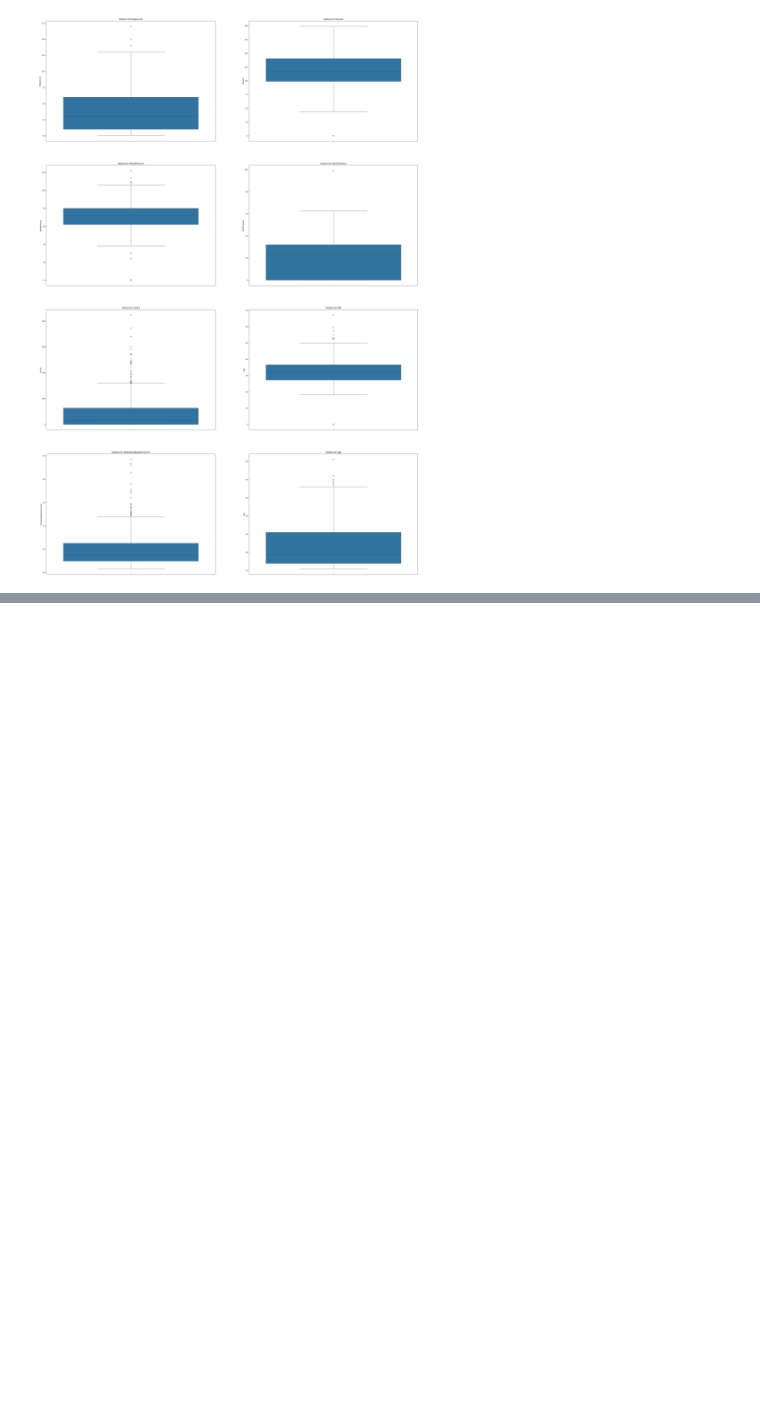
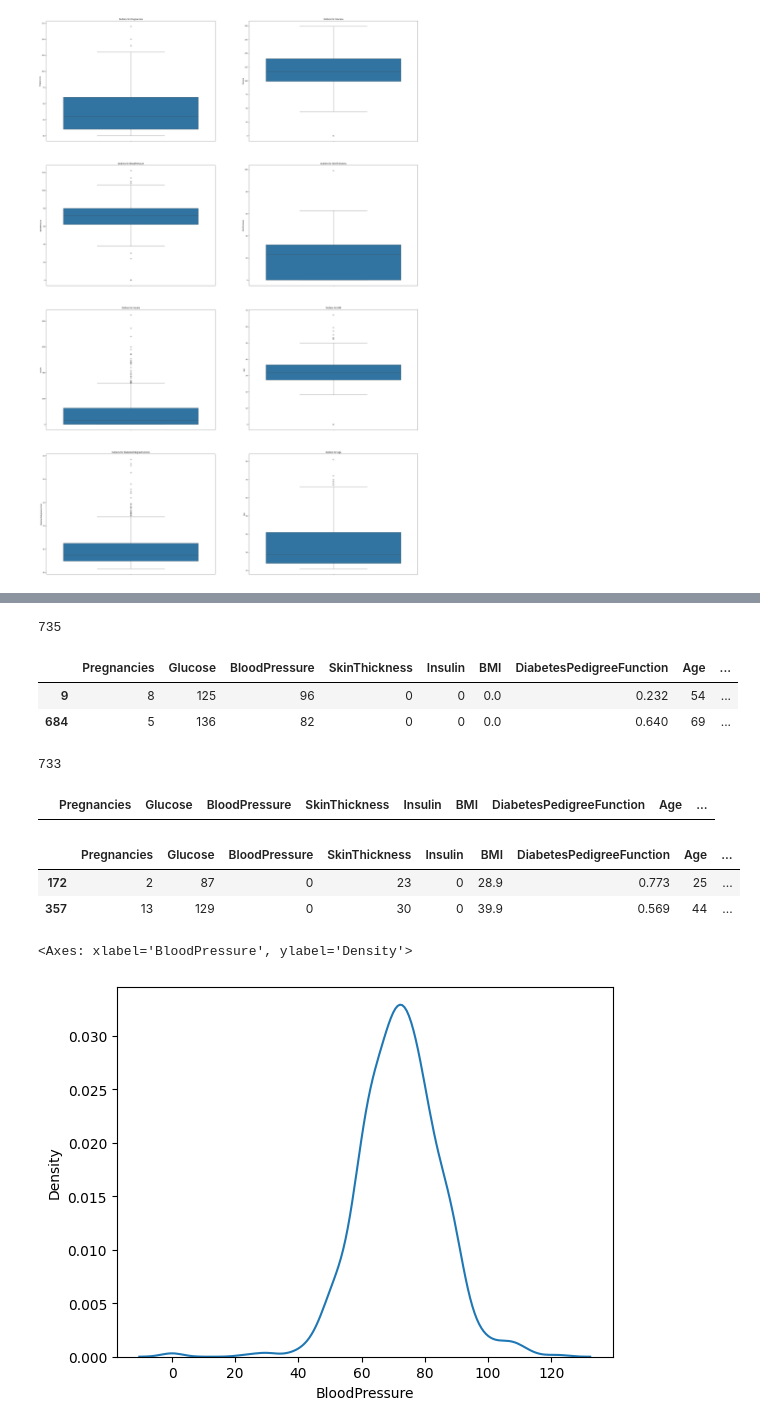
Before and after one commit to withabubaker/Diabetes-SupervisedLearning, a Jupyter notebook: Diabetes.ipynb, the cells around one changed output, grey strips where cells are left out. Cells and saved outputs as stored; diff of their text form; code cells hidden in the pictures; blank space fills up the shorter version.

```diff
--- a/Diabetes.ipynb
+++ b/Diabetes.ipynb
@@ -92,0 +169,5 @@ plt.show()
+# %%
+# drop all rows where Blood Pressure, Skin Thickness and BMI are 0
+
+df_update1 = df[(df['BloodPressure'] > 0) | (df['SkinThickness'] > 0) | (df['BMI'] > 0)]
+df_update1
@@ -92,0 +209,36 @@ plt.show()
+# %%
+# drop the records where BP and ST are zero
+df_update2 = df_update1[(df_update1['BloodPressure'] > 0) | (df_update1['SkinThickness'] > 0)]
+len(df_update2)
+# %% [output]
+735
+# %%
+# finding all records where ST and BMI are zeros
+df_update2[(df_update2['SkinThickness']==0) & (df_update2['BMI'] == 0)]
+# %% [output]
+|  | Pregnancies | Glucose | BloodPressure | SkinThickness | Insulin | BMI | DiabetesPedigreeFunction | Age | ... |
+| 9 | 8 | 125 | 96 | 0 | 0 | 0.0 | 0.232 | 54 | ... |
+| 684 | 5 | 136 | 82 | 0 | 0 | 0.0 | 0.640 | 69 | ... |
+# %%
+# drop the records where BMI and ST are zero
+df_update3 = df_update2[(df_update2['BMI'] > 0) | (df_update2['SkinThickness'] > 0)]
+len(df_update3)
+# %% [output]
+733
+# %%
+# finding all records where BP and BMI are zeros
+df_update3[(df_update3['BloodPressure']==0) & (df_update3['BMI'] == 0)]
+# %% [output]
+|  | Pregnancies | Glucose | BloodPressure | SkinThickness | Insulin | BMI | DiabetesPedigreeFunction | Age | ... |
+# %%
+# two records remaning, we will try to impute with median value
+df_update3[df_update3['BloodPressure']==0]
+# %% [output]
+|  | Pregnancies | Glucose | BloodPressure | SkinThickness | Insulin | BMI | DiabetesPedigreeFunction | Age | ... |
+| 172 | 2 | 87 | 0 | 23 | 0 | 28.9 | 0.773 | 25 | ... |
+| 357 | 13 | 129 | 0 | 30 | 0 | 39.9 | 0.569 | 44 | ... |
+# %%
+sns.kdeplot(data=df_update3, x='BloodPressure')
+# %% [output]
+<Axes: xlabel='BloodPressure', ylabel='Density'>
+[figure, added]
```
Also changed, not shown: parts of 26 cells of this notebook.
